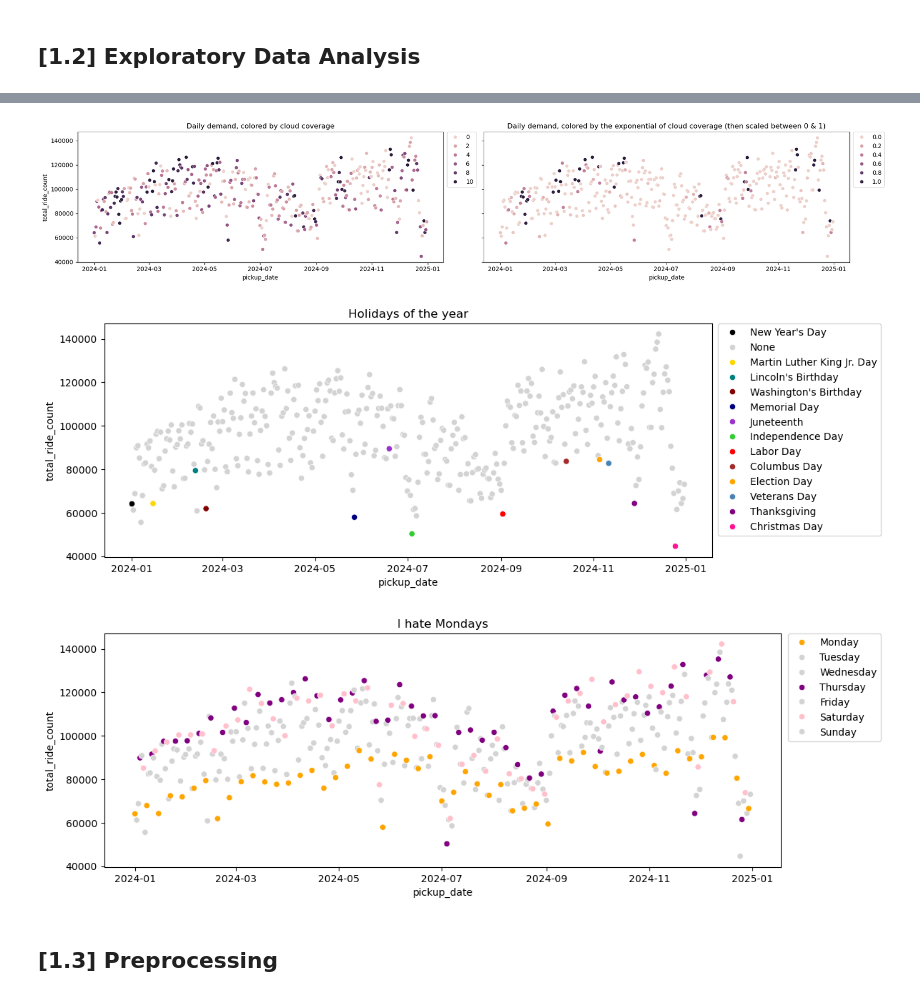
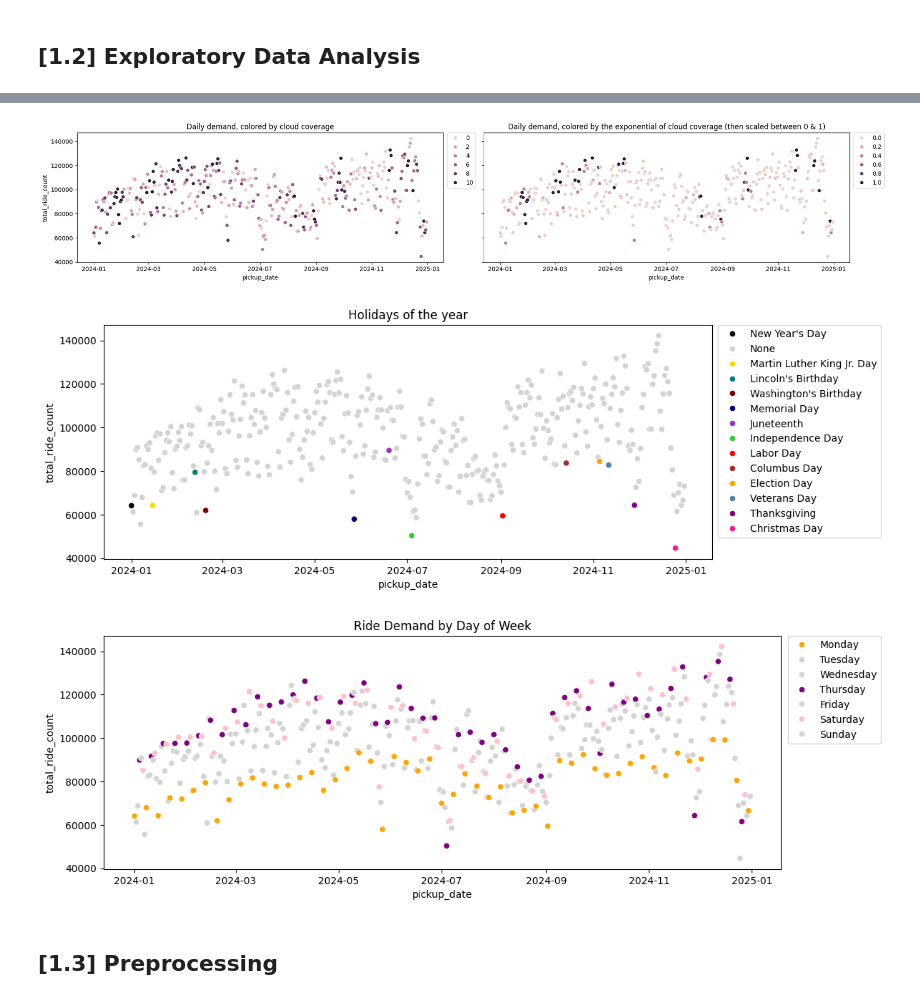
Before and after one commit to emma123456789102/Machine-Learning-Taxi-, a Jupyter notebook: final_notebook.ipynb, the cells around one changed output, grey strips where cells are left out. Cells and saved outputs as stored; diff of their text form; code cells hidden in the pictures.

```diff
--- a/final_notebook.ipynb
+++ b/final_notebook.ipynb
@@ -634,35 +634,35 @@ palette = {
 }
 plt.figure(figsize=(12, 4))
 sns.scatterplot(daily, x='pickup_date', y='total_ride_count', hue='holiday', palette=palette)
 plt.legend(bbox_to_anchor=(1.01, 1), loc='upper left', borderaxespad=0)
 plt.tight_layout()
 plt.title("Holidays of the year")
 plt.show()
 
 # Days of week
 palette = {
     'Monday': "orange",
     'Tuesday': 'lightgrey',
     'Wednesday': 'lightgrey',
     'Thursday': 'purple',
     'Friday': 'lightgrey',
     'Saturday': 'pink',
     'Sunday': 'lightgrey',
 }
 plt.figure(figsize=(12, 4))
 sns.scatterplot(daily, x='pickup_date', y='total_ride_count', hue='day', palette=palette)
 plt.legend(bbox_to_anchor=(1.01, 1), loc='upper left', borderaxespad=0)
 plt.tight_layout()
-plt.title("I hate Mondays")
+plt.title("Ride Demand by Day of Week") # "I hate Mondays" is not descriptive
 plt.show()
 
 del daily
 # %% [output]
 [figure]
 [figure]
 [figure]
 [figure]
-[figure, old version]
+[figure, new version]
 # %% [markdown]
 ## **[1.3]** Preprocessing
 # %%
```
Also changed, not shown: parts of 12 cells of this notebook.
